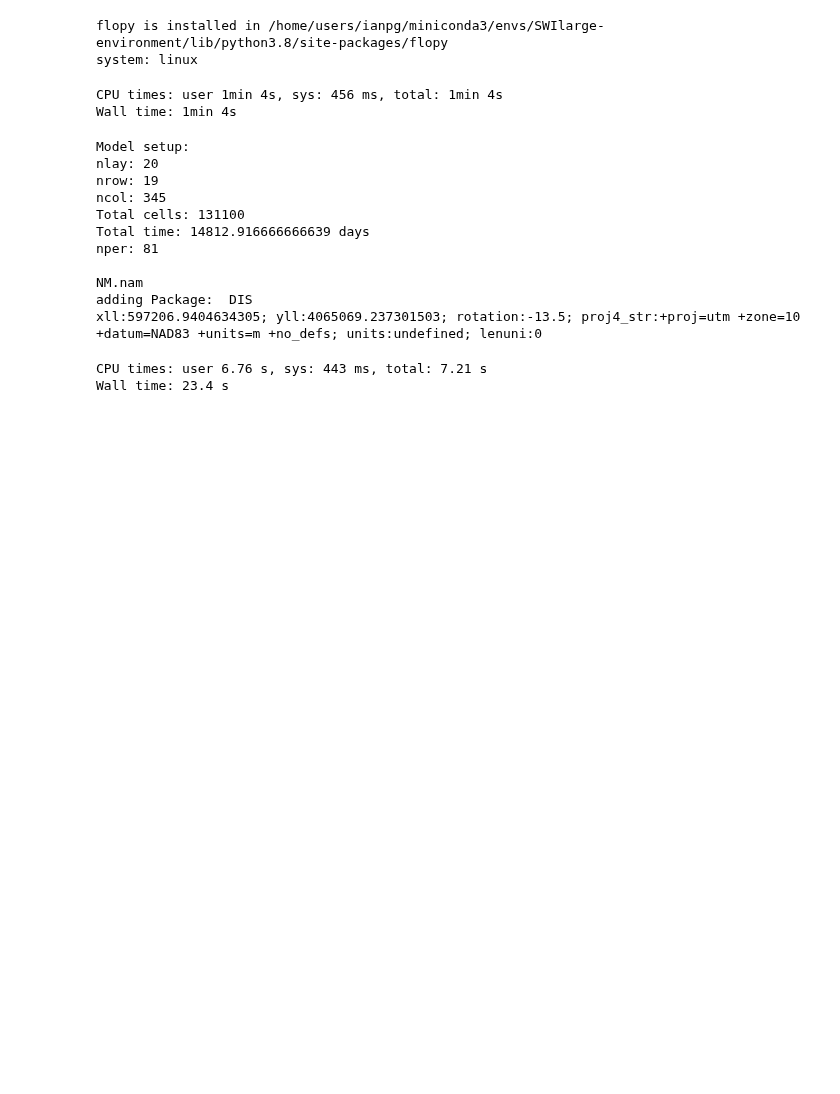
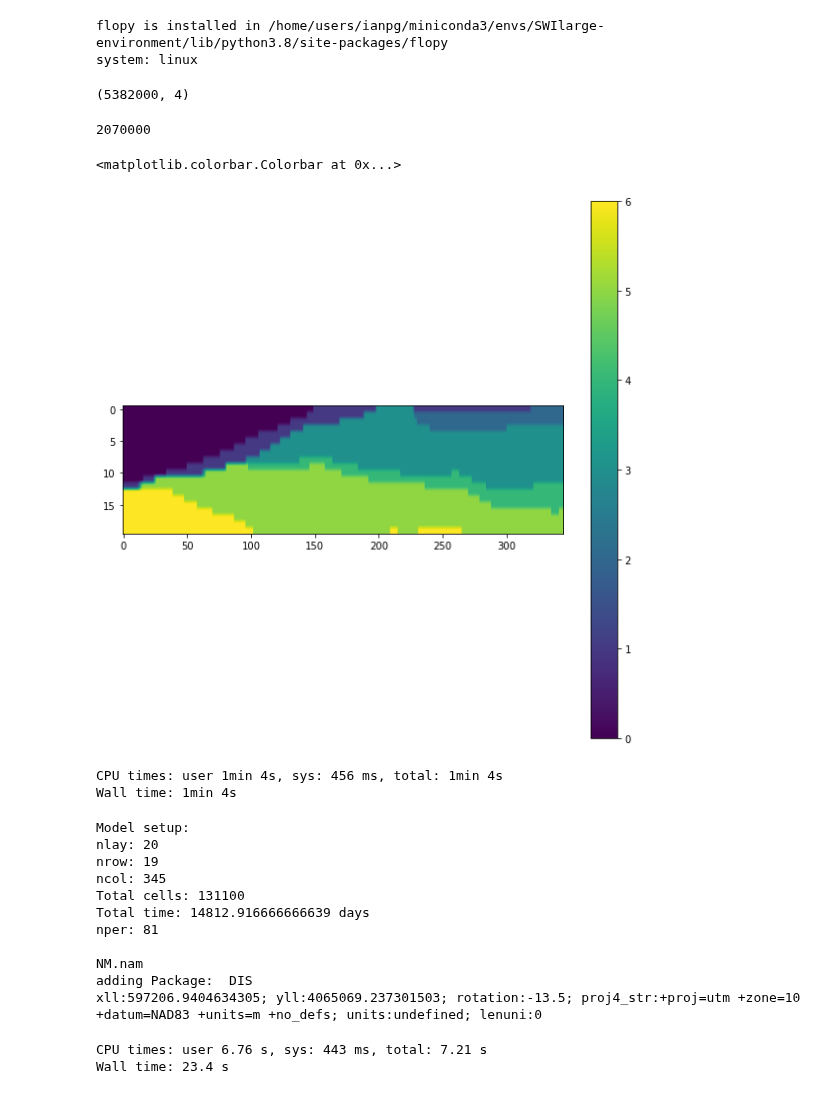
Before and after one commit to igotchalk/SWIlarge, a Jupyter notebook: notebook/make_run_SEAWAT_NM.ipynb, the cells around one changed output. Saved outputs shown, nothing was run; the diff lists cells and outputs as text; code cells hidden in the pictures; blank space fills up the shorter version.

```diff
--- a/notebook/make_run_SEAWAT_NM.ipynb
+++ b/notebook/make_run_SEAWAT_NM.ipynb
@@ -288,3 +288,11 @@ def pec_num(delv,delc,delr,al):
     return pec_num
 
 #%%
+# %%
+layer_mapping_ind_full = np.load(GISdir.joinpath('layer_mapping_ind_full.npy'))
+
+it=1
+model_ws = workdir.joinpath('NM_{}'.format(it))
+rows = np.load(model_ws.joinpath('rows.npy'))
+
+row_ind = 2
@@ -291,3 +302,20 @@ def pec_num(delv,delc,delr,al):
+# %%
+df.shape
+# %% [output]
+(5382000, 4)
+# %%
+layer_mapping_ind_full.size
+# %% [output]
+2070000
+# %%
+f,ax = plt.subplots(1,figsize=(10,10))
+row_ind = 2
+plt.imshow(layer_mapping_ind_full[:,rows[row_ind],:])
+ax.set_aspect(5)
+plt.colorbar()
+# %% [output]
+<matplotlib.colorbar.Colorbar at 0x...>
+[figure, added]
 # %%
 %%time
 m_nm= flopy.modflow.Modflow.load('nm_cali.nam',version='mf2k',verbose=False,check=False,model_ws=nmgwmdir_cal.as_posix())
```
Also changed, not shown: parts of 1 cell of this notebook, 7 other files.
